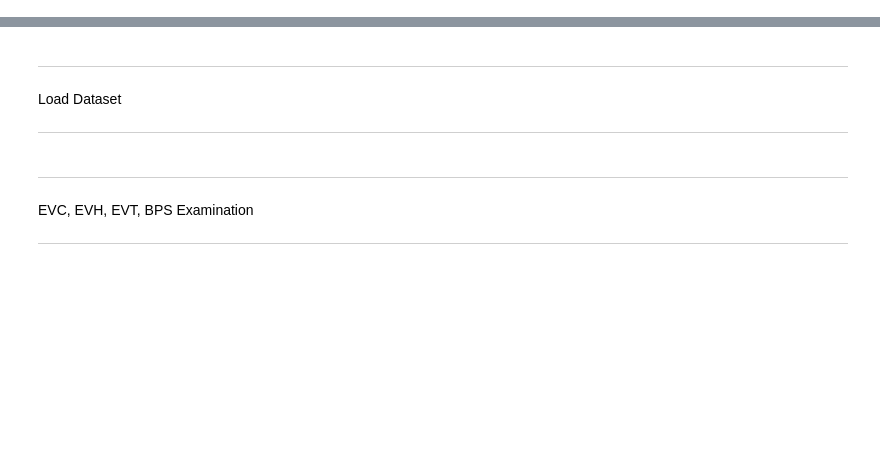
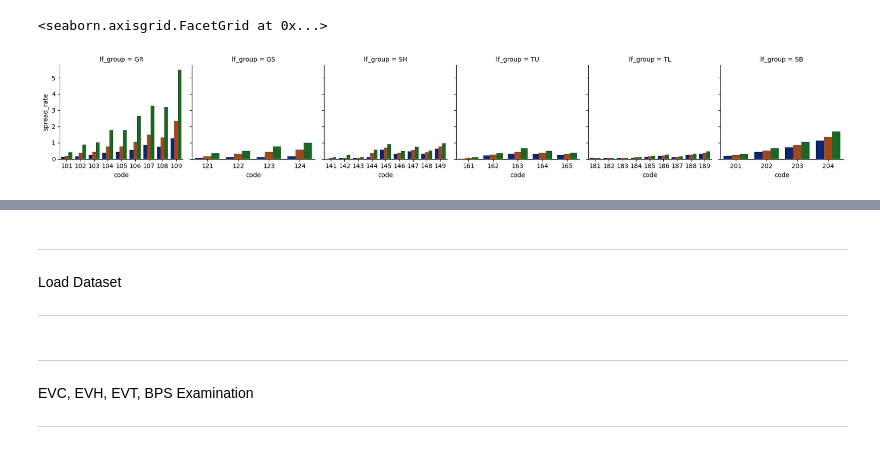
Before and after one commit to sig-gis/eo-fuels-extrapolation, a Jupyter notebook: analysis/fuels_characteristics_eval.ipynb, the cells around one changed output, grey strips where cells are left out. Saved outputs shown, nothing was run; the diff lists cells and outputs as text; code cells hidden in the pictures; blank space fills up the shorter version.

```diff
--- a/analysis/fuels_characteristics_eval.ipynb
+++ b/analysis/fuels_characteristics_eval.ipynb
@@ -73,0 +173,6 @@ to_vals = [
+# %%
+g = sns.FacetGrid(fuel_model_behavior[fuel_model_behavior['lf_group'] != 'NB'],col='lf_group',sharex=False)
+g.map_dataframe(sns.barplot,x='code',y='spread_rate',hue='moisture_severity',palette='dark')
+# %% [output]
+<seaborn.axisgrid.FacetGrid at 0x...>
+[figure, added]
```
Also changed, not shown: parts of 37 cells of this notebook, 1 other file.
